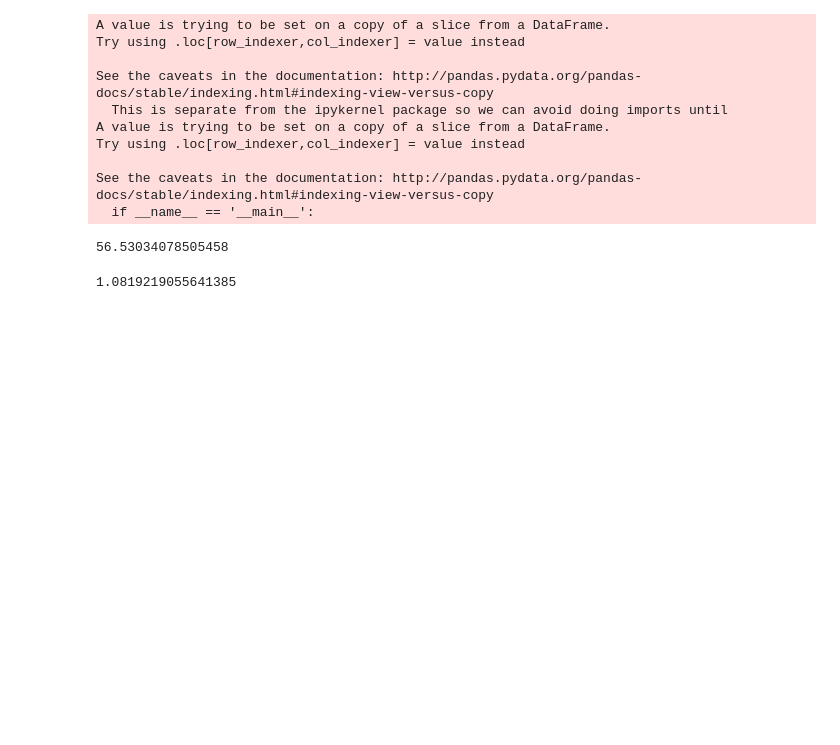
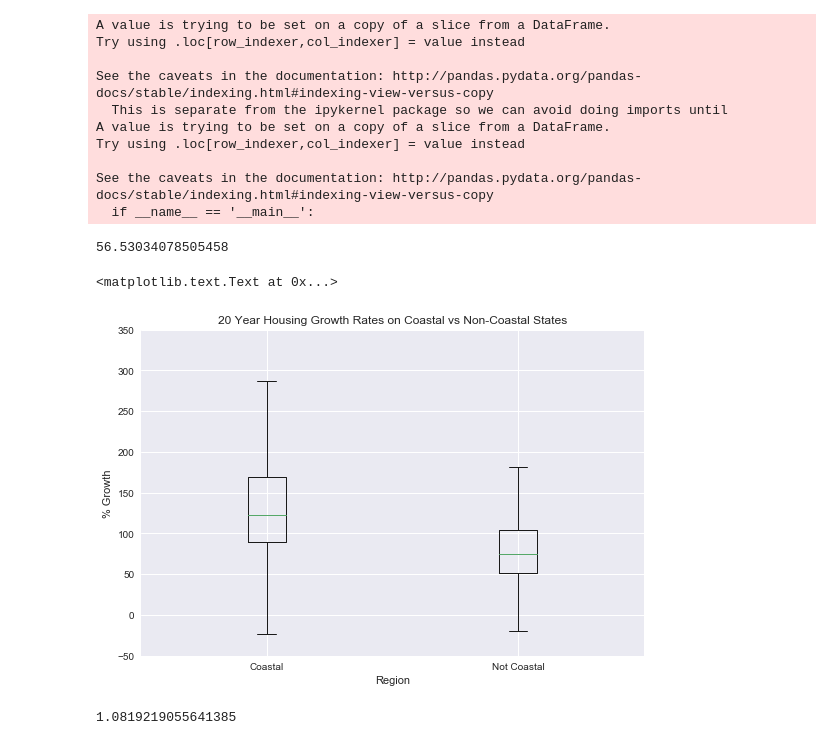
Before and after one commit to tiptonicedt/springboard, a Jupyter notebook: capstone_project_zillow/Zillow_Statistical_Inference.ipynb, the cells around one changed output. Drawn from its saved outputs; the diff is of its cells as text; code cells hidden in the pictures; blank space fills up the shorter version.

```diff
--- a/capstone_project_zillow/Zillow_Statistical_Inference.ipynb
+++ b/capstone_project_zillow/Zillow_Statistical_Inference.ipynb
@@ -102,6 +102,24 @@ Try using .loc[row_indexer,col_indexer] = value instead
 See the caveats in the documentation: http://pandas.pydata.org/pandas-docs/stable/indexing.html#indexing-view-versus-copy
   if __name__ == '__main__':
 56.53034078505458
+# %%
+c = h_coastal['Percent_Growth']
+n = h_not_coastal['Percent_Growth']
+
+bothgroups = [c.dropna(), n.dropna()]
+
+mpl_fig = plt.figure(1, figsize=(9,6))
+ax = mpl_fig.add_subplot(111)
+
+ax.boxplot(bothgroups)
+ax.set_ylim([-50,350])
+ax.set_xticklabels(['Coastal', 'Not Coastal'])
+ax.set_title('20 Year Housing Growth Rates on Coastal vs Non-Coastal States')
+ax.set_xlabel('Region')
+ax.set_ylabel('% Growth')
+# %% [output]
+<matplotlib.text.Text at 0x...>
+[figure, added]
 # %%
 # Standard Deviation of the differences in the means
 std = ((coastal_std**2)/coastal_zips + (not_coastal_std**2)/not_coastal_zips)**(1/2.0)
```
Also changed, not shown: parts of 1 cell of this notebook.
